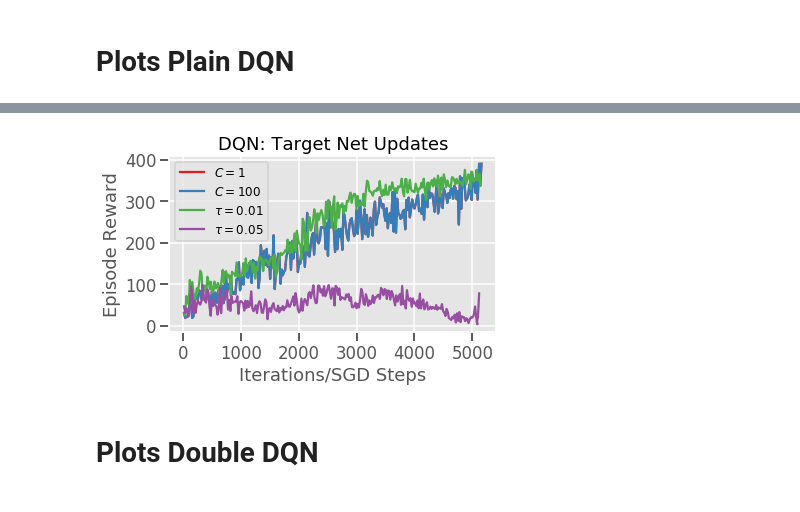
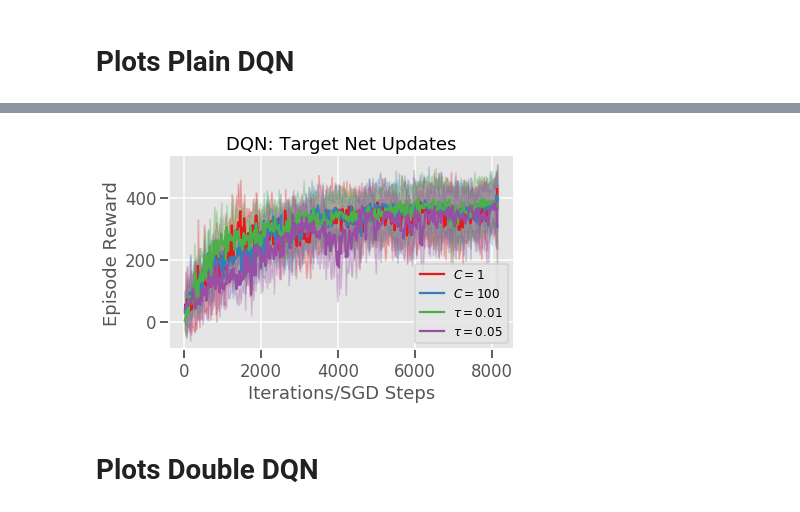
Before and after one commit to RobertTLange/deep-rl-tutorial, a Jupyter notebook: EXPERIMENTS_DQL/viz_results.ipynb, the cells around one changed output, grey strips where cells are left out. Cells and saved outputs as stored; diff of their text form; code cells hidden in the pictures.

```diff
--- a/EXPERIMENTS_DQL/viz_results.ipynb
+++ b/EXPERIMENTS_DQL/viz_results.ipynb
@@ -75,17 +120,37 @@ plt.savefig(fig_dir + "dqn_lrate.png", dpi=300)
 # %%
 # Soft vs Hard updates
-plt.plot(dqn_hard_update_1.loc[:, "opt_counter"], dqn_hard_update_1.loc[:, "rew_mean"], label=r"$C = 1$")
-plt.plot(dqn_hard_update_1.loc[:, "opt_counter"], dqn_hard_update_1.loc[:, "rew_mean"], label=r"$C = 100$")
-plt.plot(dqn_soft_update_001.loc[:, "opt_counter"], dqn_soft_update_001.loc[:, "rew_mean"], label=r"$\tau = 0.01$")
-plt.plot(dqn_soft_update_005.loc[:, "opt_counter"], dqn_soft_update_005.loc[:, "rew_mean"], label=r"$\tau = 0.05$")
+rew_1 = plt.plot(dqn_hard_update_1.loc[:, "opt_counter"], dqn_hard_update_1.loc[:, "rew_mean"], label=r"$C = 1$")
+plt.fill_between(dqn_hard_update_1.loc[:, "opt_counter"],
+                 dqn_hard_update_1.loc[:, "rew_mean"] - 2*dqn_hard_update_1.loc[:, "rew_sd"],
+                 dqn_hard_update_1.loc[:, "rew_mean"] + 2*dqn_hard_update_1.loc[:, "rew_sd"],
+                 color=rew_1[0].get_color(), alpha=0.25)
+
+rew_2 = plt.plot(dqn_hard_update_100.loc[:, "opt_counter"], dqn_hard_update_100.loc[:, "rew_mean"], label=r"$C = 100$")
+plt.fill_between(dqn_hard_update_100.loc[:, "opt_counter"],
+                 dqn_hard_update_100.loc[:, "rew_mean"] - 2*dqn_hard_update_100.loc[:, "rew_sd"],
+                 dqn_hard_update_100.loc[:, "rew_mean"] + 2*dqn_hard_update_100.loc[:, "rew_sd"],
+                 color=rew_2[0].get_color(), alpha=0.25)
+
+rew_3 = plt.plot(dqn_soft_update_001.loc[:, "opt_counter"], dqn_soft_update_001.loc[:, "rew_mean"], label=r"$\tau = 0.01$")
+plt.fill_between(dqn_soft_update_001.loc[:, "opt_counter"],
+                 dqn_soft_update_001.loc[:, "rew_mean"] - 2*dqn_soft_update_001.loc[:, "rew_sd"],
+                 dqn_soft_update_001.loc[:, "rew_mean"] + 2*dqn_soft_update_001.loc[:, "rew_sd"],
+                 color=rew_3[0].get_color(), alpha=0.25)
+
+rew_4 = plt.plot(dqn_soft_update_005.loc[:, "opt_counter"], dqn_soft_update_005.loc[:, "rew_mean"], label=r"$\tau = 0.05$")
+plt.fill_between(dqn_soft_update_005.loc[:, "opt_counter"],
+                 dqn_soft_update_005.loc[:, "rew_mean"] - 2*dqn_soft_update_005.loc[:, "rew_sd"],
+                 dqn_soft_update_005.loc[:, "rew_mean"] + 2*dqn_soft_update_005.loc[:, "rew_sd"],
+                 color=rew_4[0].get_color(), alpha=0.25)
+
 plt.xlabel("Iterations/SGD Steps")
 plt.ylabel("Episode Reward")
 plt.legend(fontsize=12)
-plt.title("DQN: Target Net Updates")
+plt.title("DQN: Target Net Update")
 plt.tight_layout()
 plt.savefig(fig_dir + "dqn_target_update.png", dpi=300)
 # %% [output]
-[figure, old version]
+[figure, new version]
 # %% [markdown]
 # Plots Double DQN
 # %%
```
Also changed, not shown: parts of 14 cells of this notebook, 46 other files.
